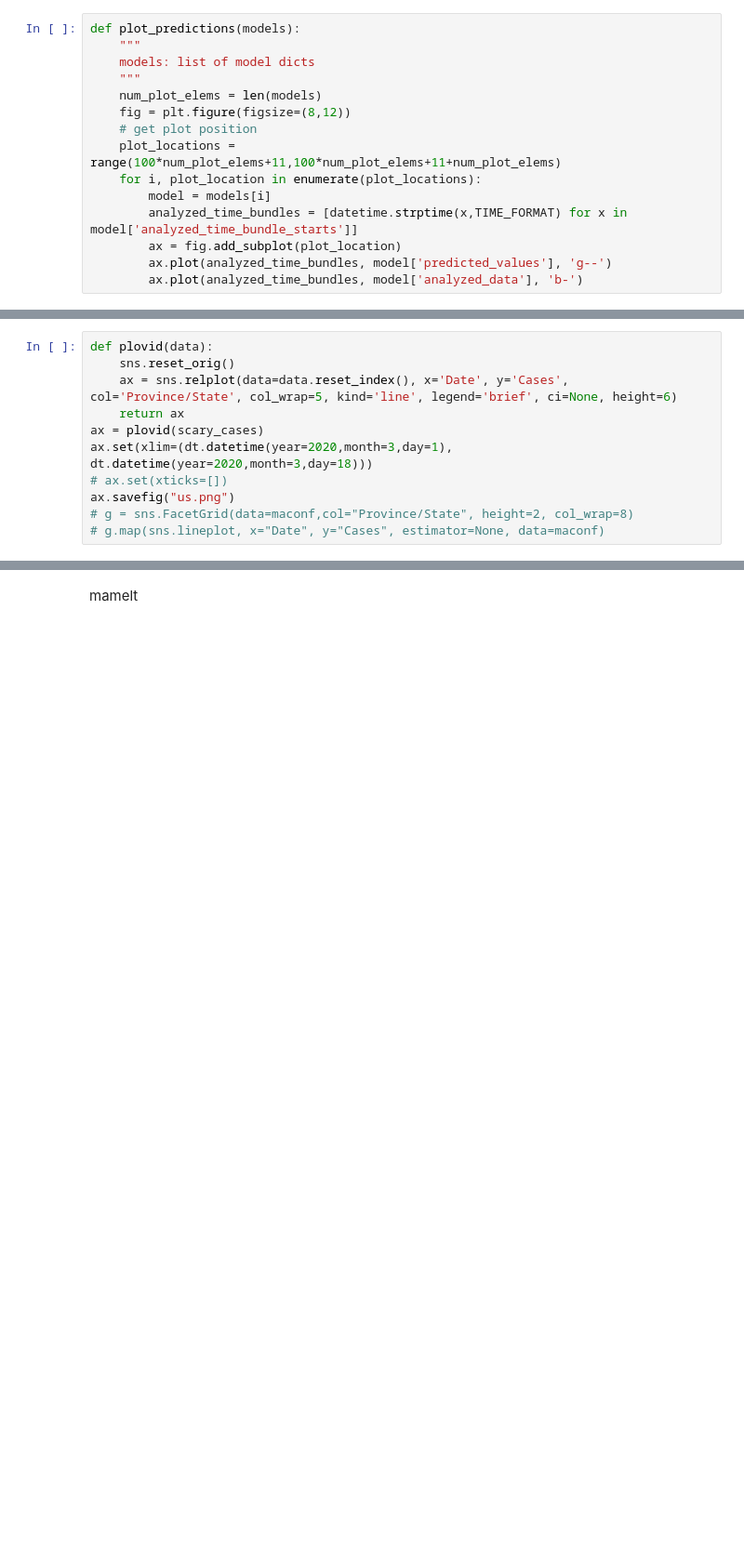
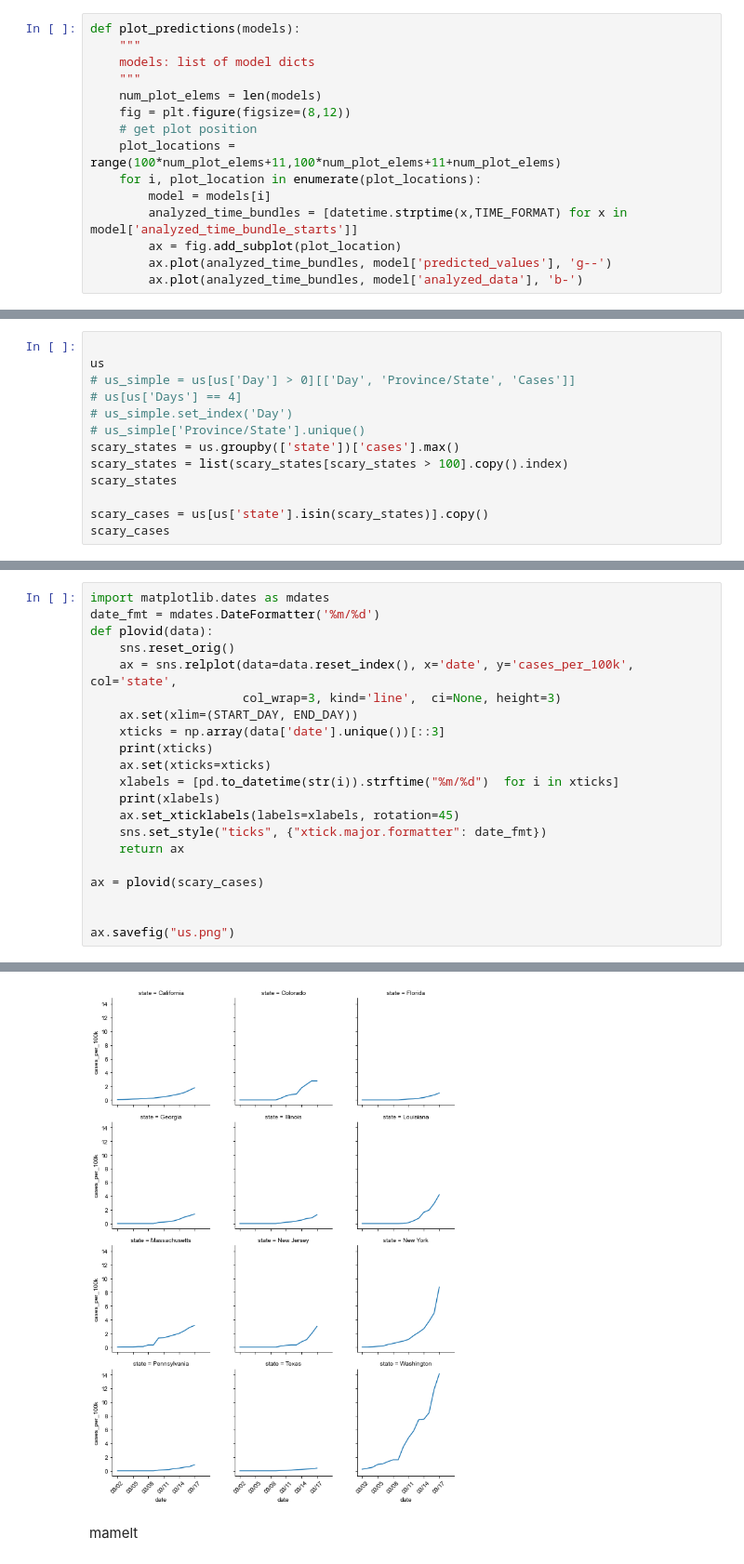
Before and after one commit to mvanmidd/covid, a Jupyter notebook: covid_plots.ipynb, the cells around one changed output, grey strips where cells are left out. Shown at 93% size. Cells and saved outputs as stored; diff of their text form; blank space fills up the shorter version.

Commit message:
Added state populations. Fixed xticks and formatting.

```diff
--- a/covid_plots.ipynb
+++ b/covid_plots.ipynb
@@ -98,11 +66,13 @@ scary_cases
-# %%
-def plovid(data):
-    sns.reset_orig()
-    ax = sns.relplot(data=data.reset_index(), x='Date', y='Cases', col='Province/State', col_wrap=5, kind='line', legend='brief', ci=None, height=6)
-    return ax
-ax = plovid(scary_cases)
-ax.set(xlim=(dt.datetime(year=2020,month=3,day=1), dt.datetime(year=2020,month=3,day=18)))
-# ax.set(xticks=[])
-ax.savefig("us.png")
-# g = sns.FacetGrid(data=maconf,col="Province/State", height=2, col_wrap=8)
-# g.map(sns.lineplot, x="Date", y="Cases", estimator=None, data=maconf)
+# %%
+
+us
+# us_simple = us[us['Day'] > 0][['Day', 'Province/State', 'Cases']]
+# us[us['Days'] == 4]
+# us_simple.set_index('Day')
+# us_simple['Province/State'].unique()
+scary_states = us.groupby(['state'])['cases'].max()
+scary_states = list(scary_states[scary_states > 100].copy().index)
+scary_states
+
+scary_cases = us[us['state'].isin(scary_states)].copy()
+scary_cases
@@ -108,0 +94,22 @@ ax.savefig("us.png")
+# %%
+import matplotlib.dates as mdates
+date_fmt = mdates.DateFormatter('%m/%d')
+def plovid(data):
+    sns.reset_orig()
+    ax = sns.relplot(data=data.reset_index(), x='date', y='cases_per_100k', col='state',
+                     col_wrap=3, kind='line',  ci=None, height=3)
+    ax.set(xlim=(START_DAY, END_DAY))
+    xticks = np.array(data['date'].unique())[::3]
+    print(xticks)
+    ax.set(xticks=xticks)
+    xlabels = [pd.to_datetime(str(i)).strftime("%m/%d")  for i in xticks]
+    print(xlabels)
+    ax.set_xticklabels(labels=xlabels, rotation=45)
+    sns.set_style("ticks", {"xtick.major.formatter": date_fmt})
+    return ax
+
+ax = plovid(scary_cases)
+
+
+ax.savefig("us.png")
+# %% [output]
@@ -109,2 +120,3 @@ ax.savefig("us.png")
+[figure, added]
 # %% [markdown]
 mamelt
```
Also changed, not shown: parts of 4 cells of this notebook, 2 other files.
